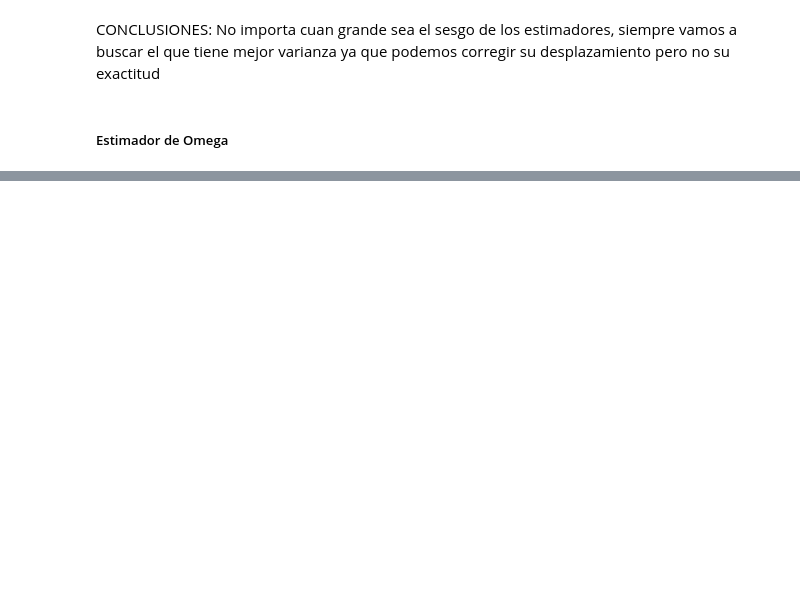
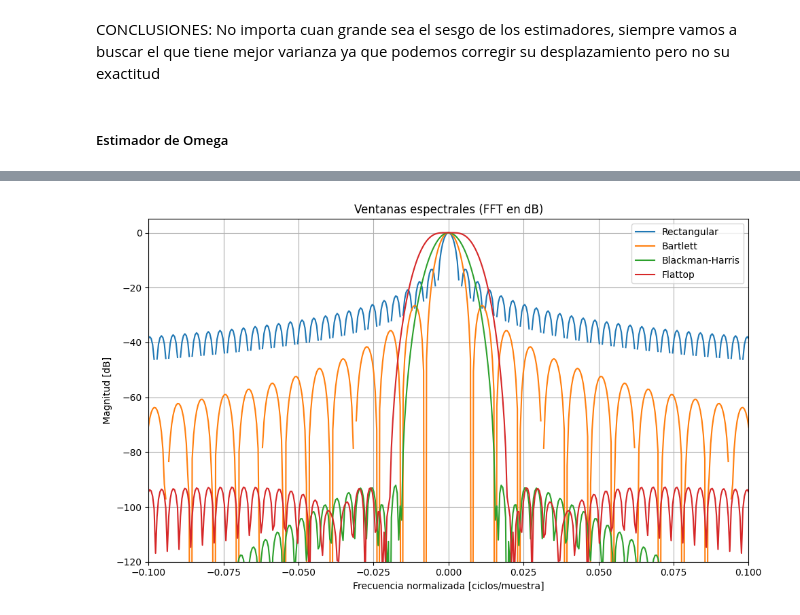
Before and after one commit to Greta-unsam/APS2.0, a Jupyter notebook: Tarea 4/Tarea4.ipynb, the cells around one changed output, grey strips where cells are left out. Saved outputs shown, nothing was run; the diff lists cells and outputs as text; code cells hidden in the pictures; blank space fills up the shorter version.

```diff
--- a/Tarea 4/Tarea4.ipynb
+++ b/Tarea 4/Tarea4.ipynb
@@ -620,0 +628,32 @@ Usé ia para hacer esta última tabla
+# %%
+import numpy as np
+import matplotlib.pyplot as plt
+from scipy.signal import windows
+from scipy.fft import fft, fftshift
+
+# Parámetros
+N = 256  # longitud de la ventana
+w_names = ['Rectangular', 'Bartlett', 'Blackman-Harris', 'Flattop']
+w_funcs = [windows.boxcar, windows.bartlett, windows.blackmanharris, windows.flattop]
+
+plt.figure(figsize=(10, 6))
+
+for name, win_func in zip(w_names, w_funcs):
+    w = win_func(N)
+    W = fftshift(fft(w, 2048))
+    W_db = 20 * np.log10(np.abs(W) / np.max(np.abs(W)))  # normalizado y en dB
+    freqs = np.linspace(-0.5, 0.5, len(W), endpoint=False)
+
+    plt.plot(freqs, W_db, label=name)
+
+plt.title('Ventanas espectrales (FFT en dB)')
+plt.xlabel('Frecuencia normalizada [ciclos/muestra]')
+plt.ylabel('Magnitud [dB]')
+plt.grid(True)
+plt.xlim(-0.1, 0.1)
+plt.ylim(-120, 5)
+plt.legend()
+plt.tight_layout()
+plt.show()
+# %% [output]
+[figure, added]
```
Also changed, not shown: parts of 7 cells of this notebook, 3 other files.
